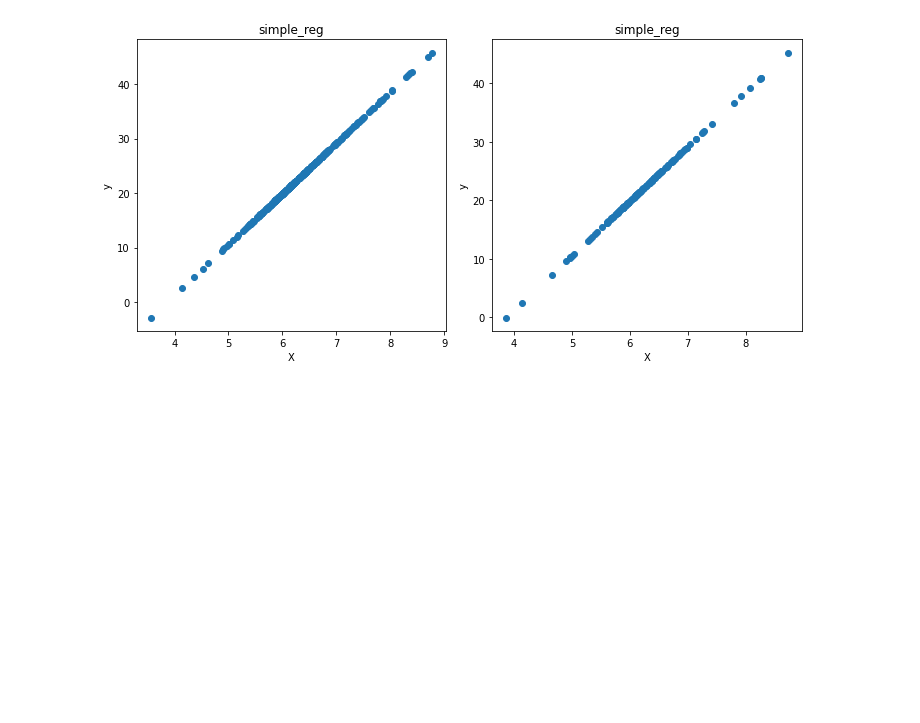
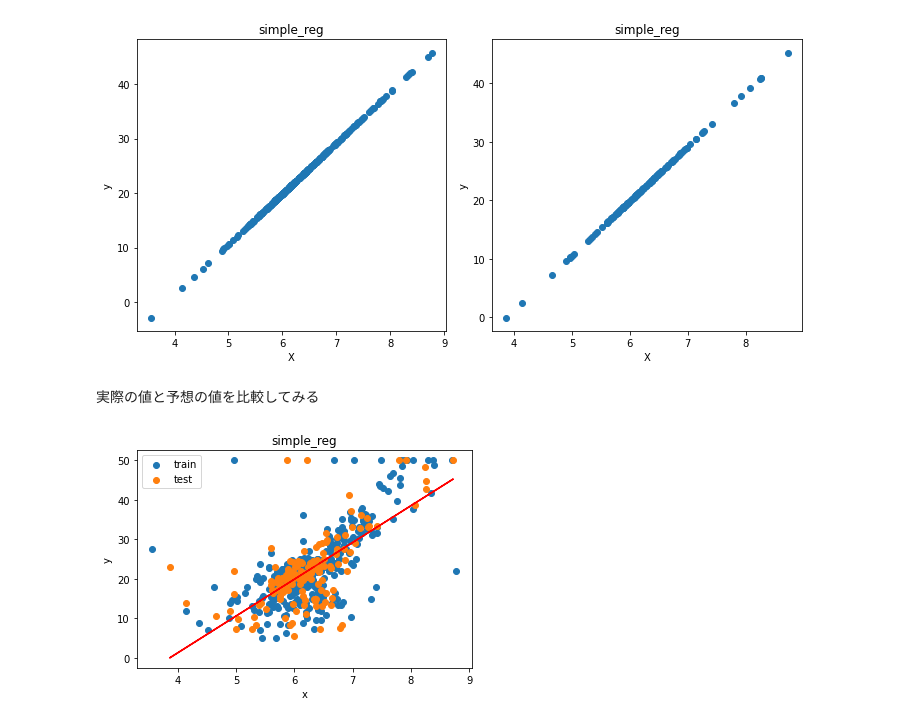
Before and after one commit to kackey0-1/ml_handson, a Jupyter notebook: ai_model_build_100/4_basic_regression.ipynb, the cells around one changed output. Drawn from its saved outputs; the diff is of its cells as text; code cells hidden in the pictures; blank space fills up the shorter version.

```diff
--- a/ai_model_build_100/4_basic_regression.ipynb
+++ b/ai_model_build_100/4_basic_regression.ipynb
@@ -190,3 +190,16 @@ plt.tight_layout()
 plt.show()
 # %% [output]
 [figure]
+# %% [markdown]
+実際の値と予想の値を比較してみる
+# %%
+plt.scatter(X_train, y_train, label='train')
+plt.scatter(X_test, y_test, label='test')
+plt.plot(X_test, y_test_pred, color='red')
+plt.xlabel('x')
+plt.ylabel('y')
+plt.title('simple_reg')
+plt.legend()
+plt.show()
+# %% [output]
+[figure, added]
```
Also changed, not shown: parts of 11 cells of this notebook.
